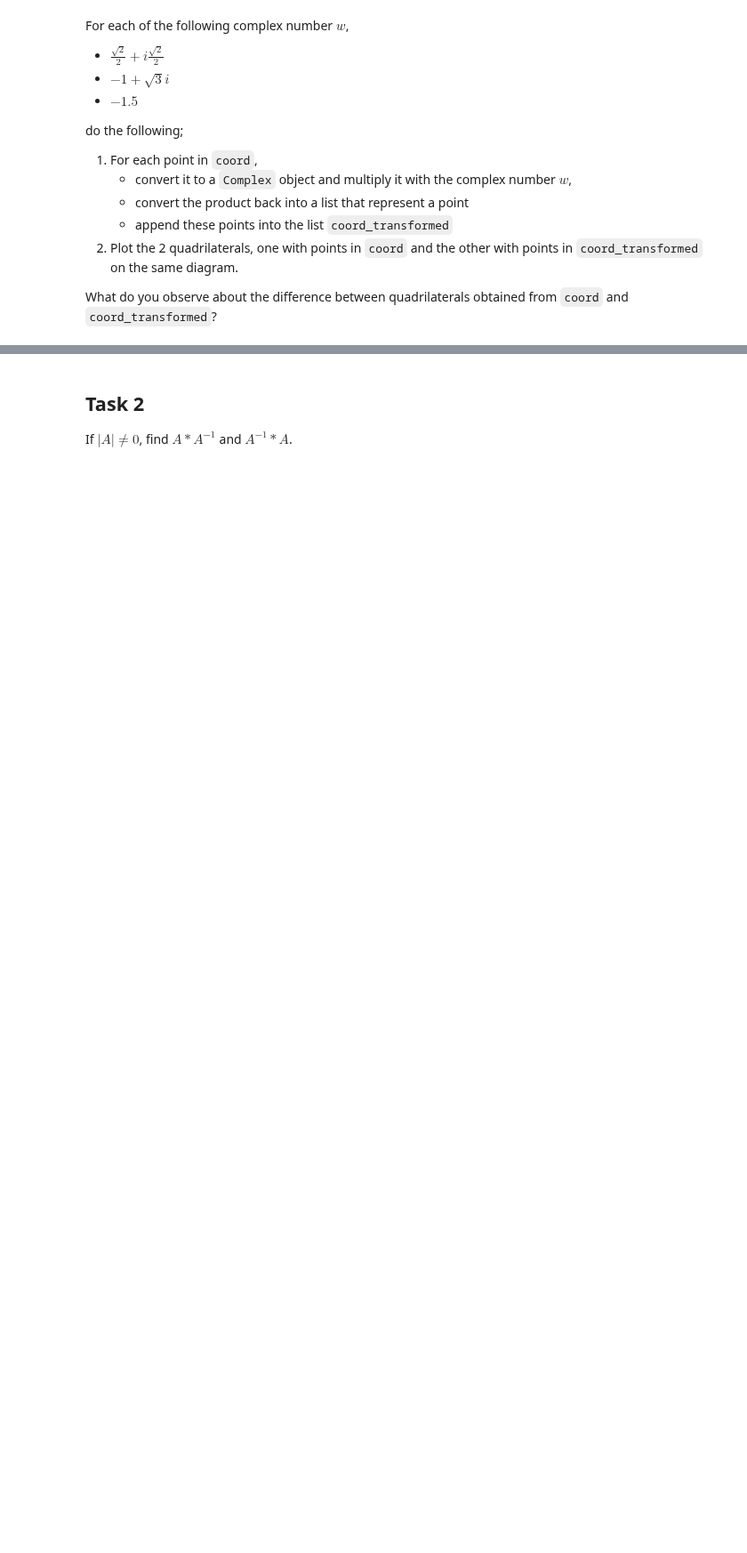
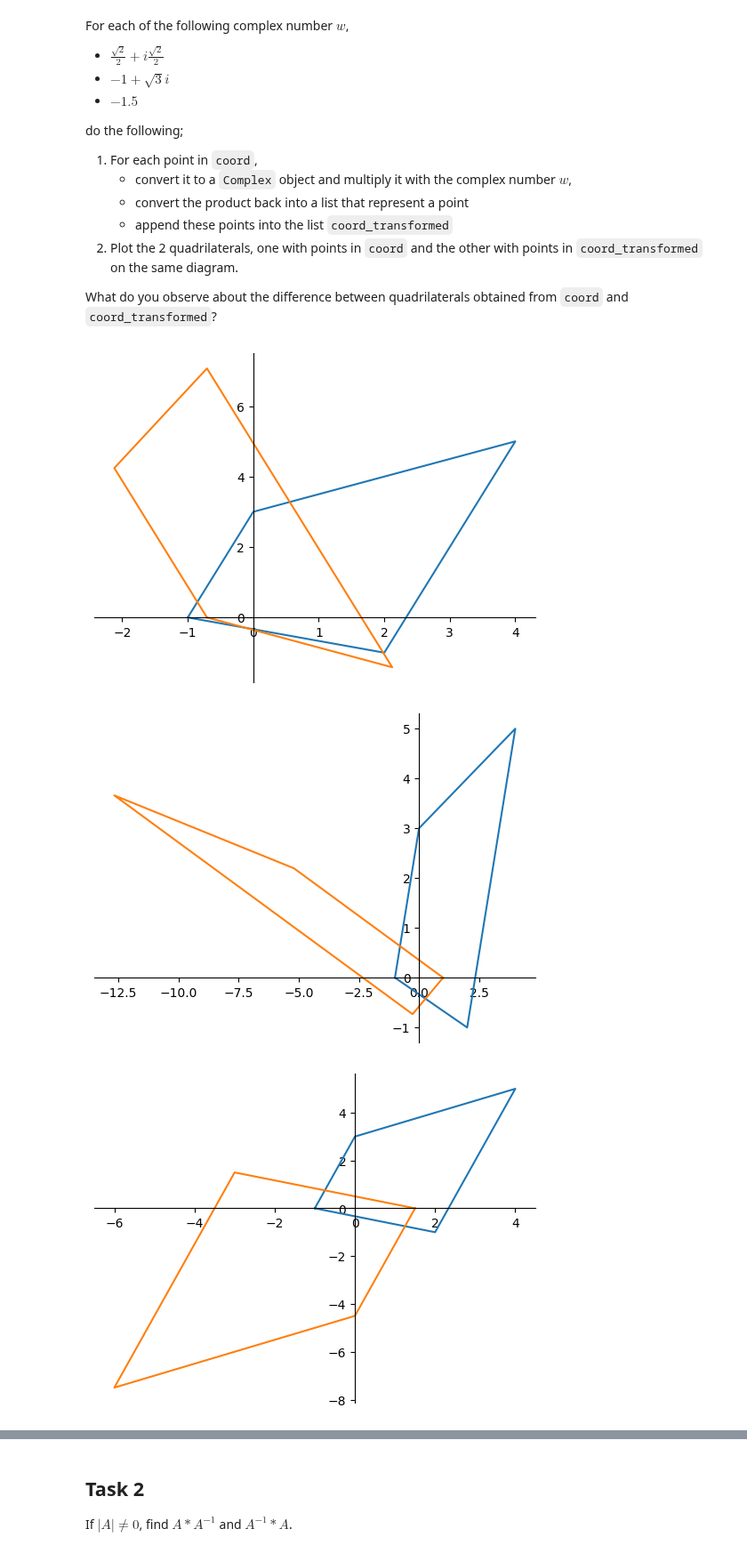
Before and after one commit to Winterealics/Materials, a Jupyter notebook: Exercises/Exercise_09_Object_Oriented_Programming.ipynb, the cells around one changed output, grey strips where cells are left out. Shown at 89% size. Saved outputs shown, nothing was run; the diff lists cells and outputs as text; code cells hidden in the pictures; blank space fills up the shorter version.

```diff
--- a/Exercises/Exercise_09_Object_Oriented_Programming.ipynb
+++ b/Exercises/Exercise_09_Object_Oriented_Programming.ipynb
@@ -508,14 +507,18 @@ class ToDo():
         self.description = des
 
     def compare_with(self, other):
-        if self.description > other.description:
+        if self.category > other.category:
             return 1
 
-        elif self.description < other.description:
+        elif self.category < other.category:
             return -1
 
         else:
-            return 0
+            if self.description > other.description:
+                return 1
+
+            elif self.description < other.description:
+                return -1
 
 with open('resources/2019_TASK3_2.txt', 'r') as f:
     reader = f.readlines()
@@ -1134,3 +1161,40 @@ What do you observe about the difference between quadrilaterals obtained from `c
+# %%
+#Exercise 9.10
+import matplotlib.pyplot as plt
+
+def plotCoord(real, imag):
+    coord = [[-1,0], [2,-1], [4,5], [0,3]]
+    coordTransformed = []
+
+    for c in coord:
+        prod = [real * c[0] - imag * c[1], real * c[1] + imag * c[1]]
+        coordTransformed += [prod]
+
+    coord += [coord[0]]
+    coordTransformed += [coordTransformed[0]]
+
+    xs, ys = zip(*coord) #create lists of x and y values
+    Xs, Ys = zip(*coordTransformed)
+
+    ax = plt.gca()  # gca stands for 'get current axis'
+    ax.spines['right'].set_color('none')
+    ax.spines['top'].set_color('none')
+    ax.xaxis.set_ticks_position('bottom')
+    ax.spines['bottom'].set_position(('data',0))
+    ax.yaxis.set_ticks_position('left')
+    ax.spines['left'].set_position(('data',0))
+
+    plt.plot(xs,ys)
+    plt.plot(Xs, Ys)
+    plt.show()
+
+plotCoord(2 ** 0.5 * 0.5, 2 ** 0.5 * 0.5)
+plotCoord(-1, 3 ** 0.5)
+plotCoord(-1.5, 0)
+# %% [output]
+[figure, added]
+[figure, added]
+[figure, added]
 # %% [markdown]
 ## Exercise 9.11
 
```
Also changed, not shown: parts of 13 cells of this notebook, 7 other files.
